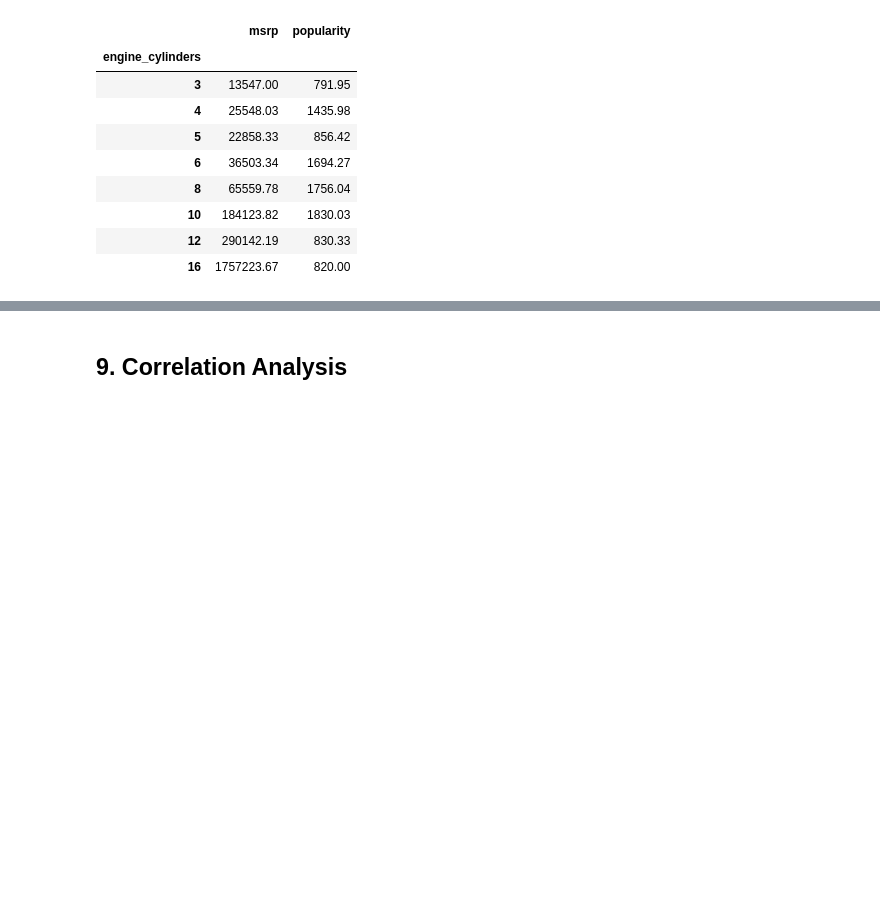
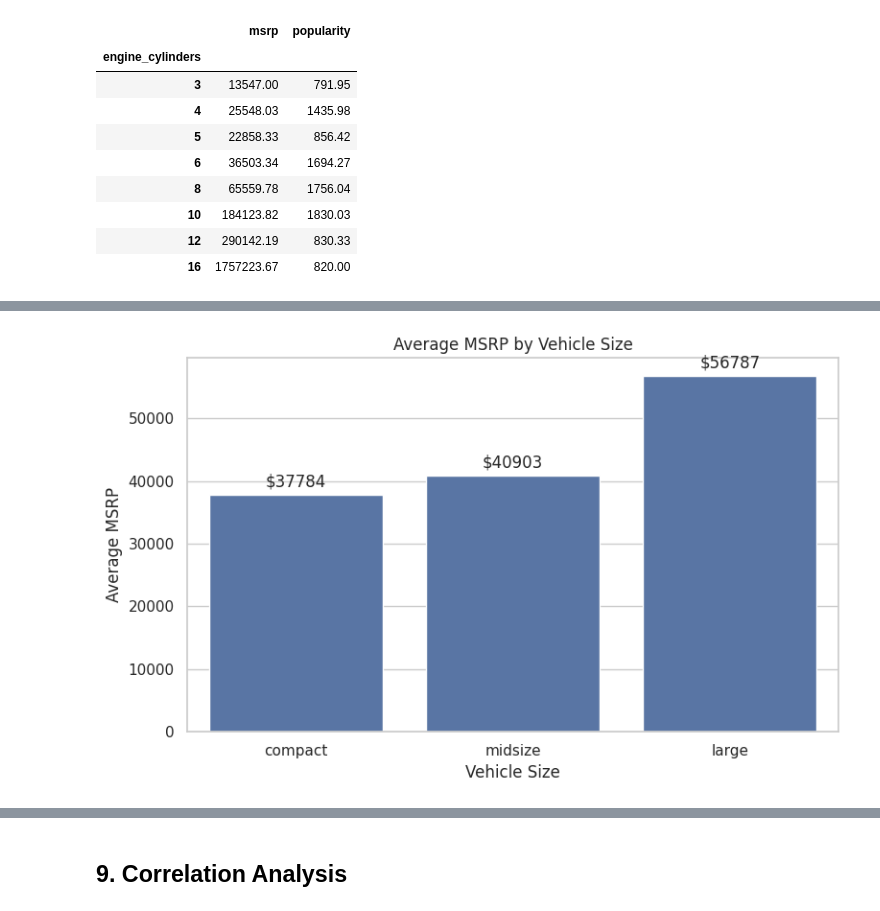
Before and after one commit to t-jor/car-market-analysis, a Jupyter notebook: notebooks/car_market_analysis.ipynb, the cells around one changed output, grey strips where cells are left out. Cells and saved outputs as stored; diff of their text form; code cells hidden in the pictures; blank space fills up the shorter version.

```diff
--- a/notebooks/car_market_analysis.ipynb
+++ b/notebooks/car_market_analysis.ipynb
@@ -819,0 +890,31 @@ df_car_analysis.groupby("engine_cylinders")[["msrp", "popularity"]].mean().round
+# %%
+# V2: Finetuned version with Seaborn
+
+# Step 1: Calculate average Price per vehicle_size
+avg_price_by_size = (
+    df_car_analysis
+    .groupby("vehicle_size", as_index=False)["msrp"]
+    .mean()
+)
+
+# Step 2: Create a bar chart showing the average MSRP for each category in Vehicle Size
+plt.figure(figsize=(8, 5))
+ax = sns.barplot(
+    data=avg_price_by_size,
+    x="vehicle_size",
+    y="msrp",
+    order=["compact", "midsize", "large"]
+)
+
+ax.set_title("Average MSRP by Vehicle Size")
+ax.set_xlabel("Vehicle Size")
+ax.set_ylabel("Average MSRP")
+
+# Add value labels on bars
+for container in ax.containers:
+    ax.bar_label(container, fmt="$%.0f", padding=3)
+
+plt.tight_layout()
+plt.show()
+# %% [output]
+[figure, added]
```
Also changed, not shown: parts of 20 cells of this notebook.
